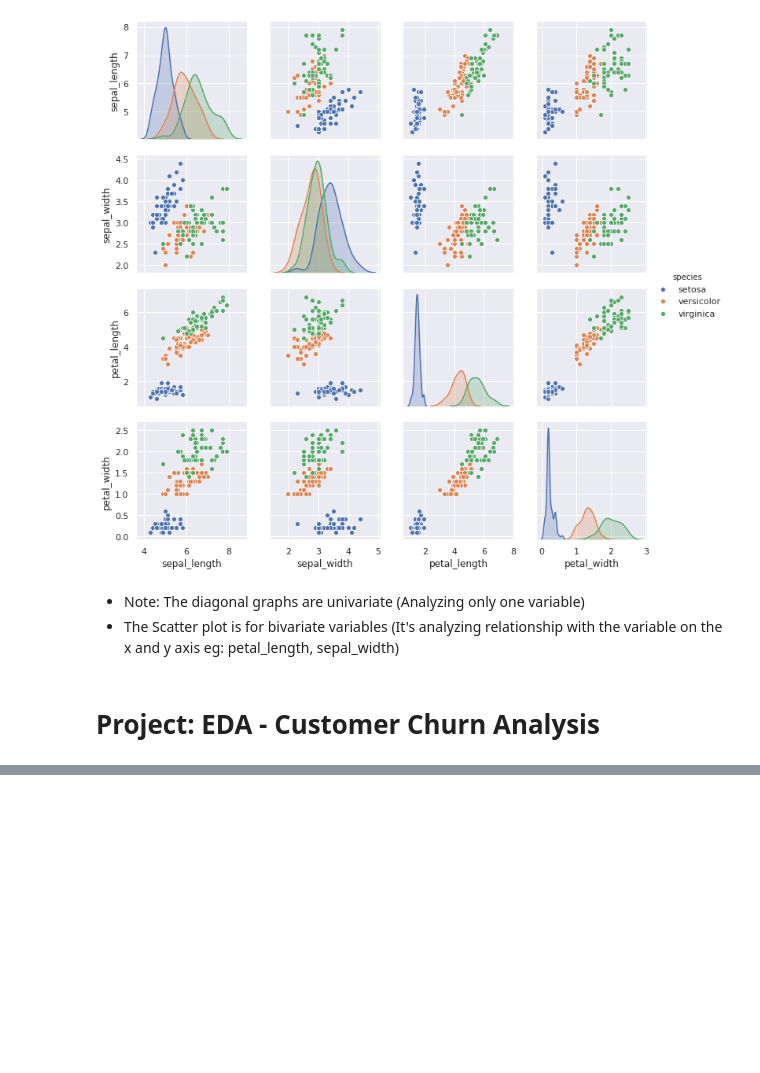
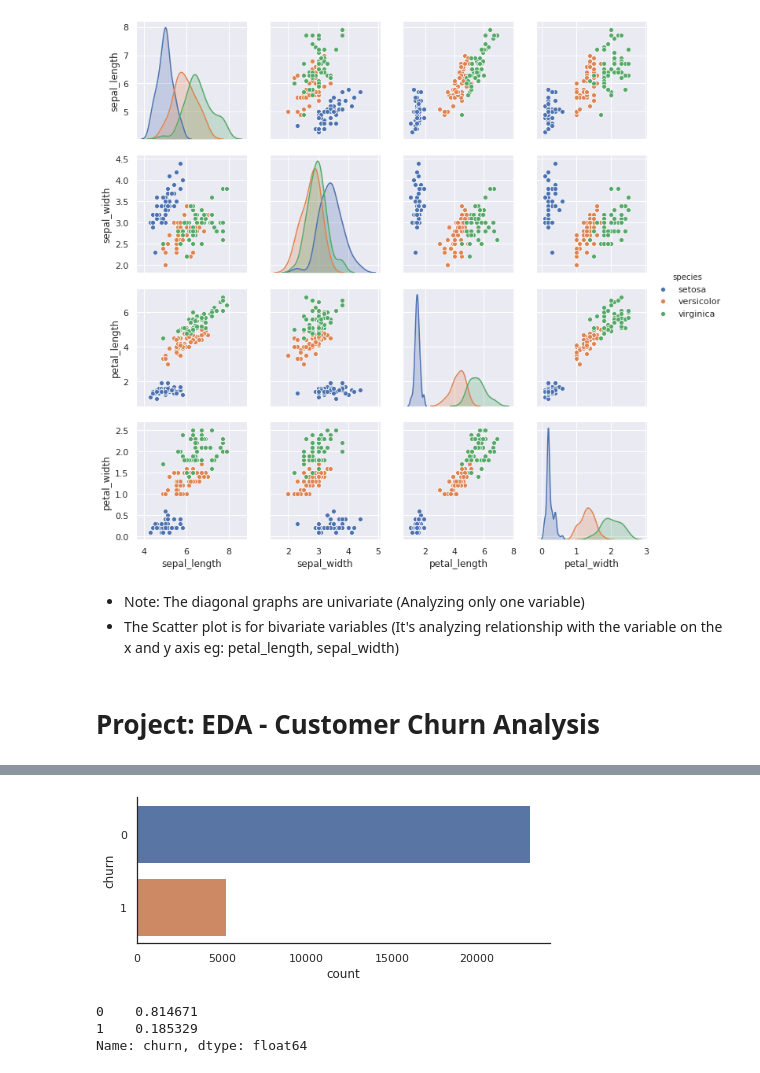
Before and after one commit to sntshred/DataScience, a Jupyter notebook: Operators.ipynb, the cells around one changed output, grey strips where cells are left out. Drawn from its saved outputs; the diff is of its cells as text; code cells hidden in the pictures; blank space fills up the shorter version.

Commit message:
Customer Churn project

```diff
--- a/Operators.ipynb
+++ b/Operators.ipynb
@@ -3884,0 +3948,12 @@ sns.pairplot(iris,hue='species',height=2.5)
+# %%
+import numpy as np
+import pandas as pd
+
+import matplotlib.pyplot as plt
+import seaborn as sns
+
+import warnings
+warnings.filterwarnings('ignore')
+sns.set(style="white")
+# %%
+df = pd.read_csv('./iris/churn_prediction.csv')
@@ -3884,0 +4000,10 @@ sns.pairplot(iris,hue='species',height=2.5)
+# %%
+ax = sns.catplot(y="churn",kind="count",data=df,height=2.6,aspect=2.5,orient='h')
+# %% [output]
+[figure, added]
+# %%
+df['churn'].value_counts(normalize = True)
+# %% [output]
+0    0.814671
+1    0.185329
+Name: churn, dtype: float64
```
Also changed, not shown: parts of 23 cells of this notebook, 2 other files.
